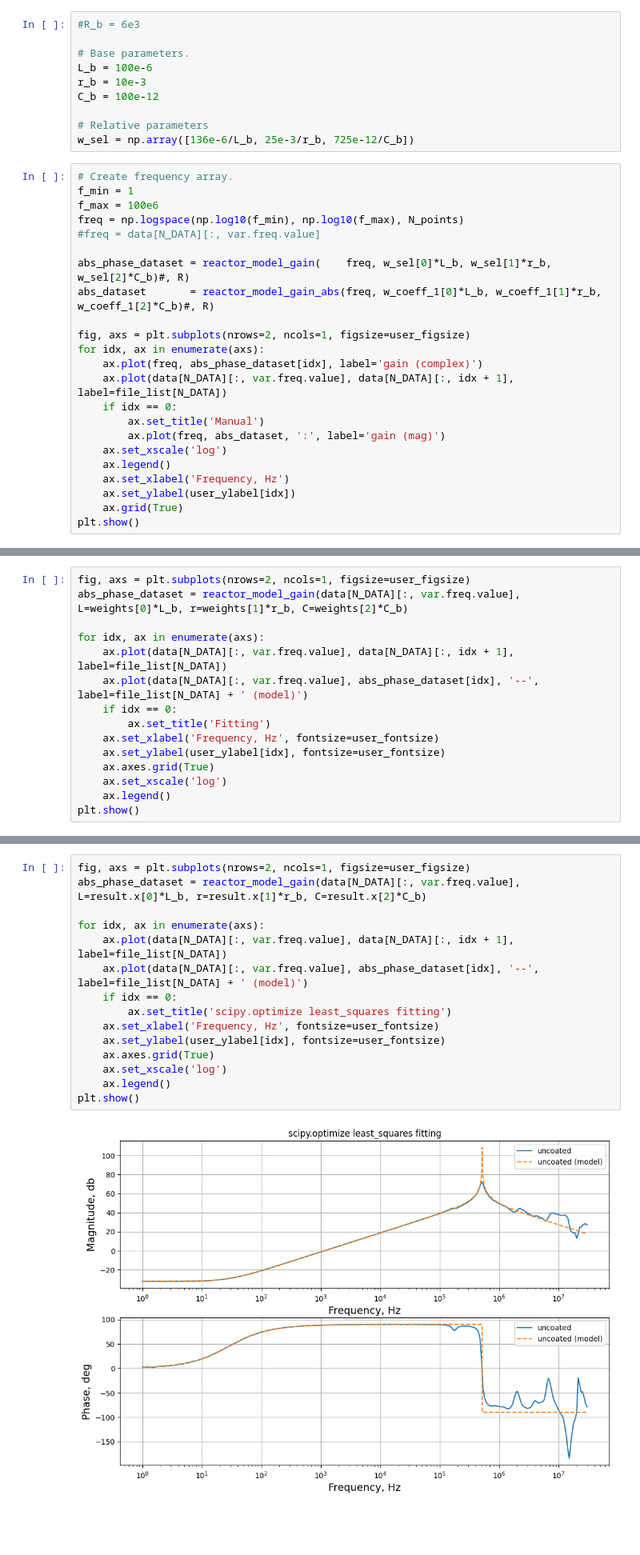
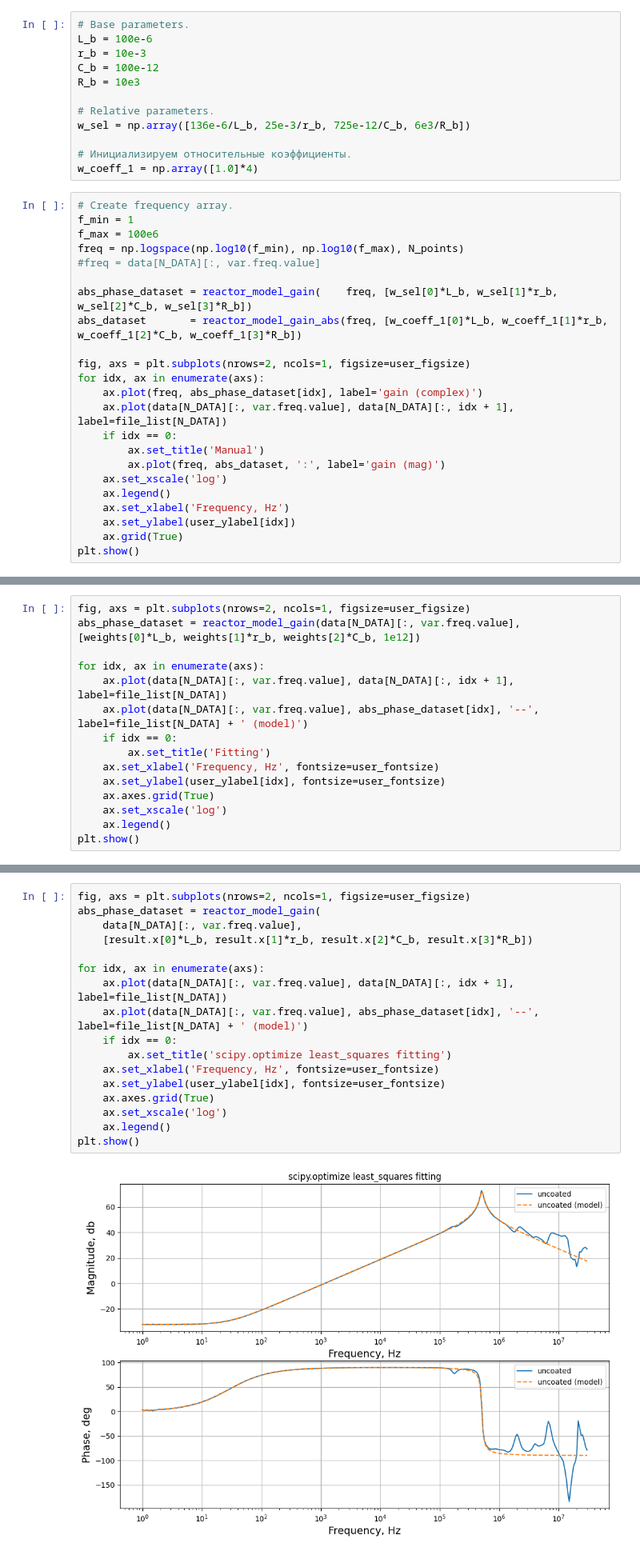
Before and after one commit to romangorbunov91/frequency-models, a Jupyter notebook: notebook.ipynb, the cells around one changed output, grey strips where cells are left out. Shown: that part at 80% size. Drawn from its saved outputs; the diff is of its cells as text; blank space fills up the shorter version.

```diff
--- a/notebook.ipynb
+++ b/notebook.ipynb
@@ -133,15 +133,17 @@ Equation grad norm:
 # %% [markdown]
 ## Тест визуальный
 # %%
-#R_b = 6e3
-
 # Base parameters.
 L_b = 100e-6
 r_b = 10e-3
 C_b = 100e-12
+R_b = 10e3
 
-# Relative parameters
-w_sel = np.array([136e-6/L_b, 25e-3/r_b, 725e-12/C_b])
+# Relative parameters.
+w_sel = np.array([136e-6/L_b, 25e-3/r_b, 725e-12/C_b, 6e3/R_b])
+
+# Инициализируем относительные коэффициенты.
+w_coeff_1 = np.array([1.0]*4)
 # %%
 # Create frequency array.
 f_min = 1
@@ -149,8 +151,8 @@ f_max = 100e6
 freq = np.logspace(np.log10(f_min), np.log10(f_max), N_points)
 #freq = data[N_DATA][:, var.freq.value]
 
-abs_phase_dataset = reactor_model_gain(    freq, w_sel[0]*L_b, w_sel[1]*r_b, w_sel[2]*C_b)#, R)
-abs_dataset       = reactor_model_gain_abs(freq, w_coeff_1[0]*L_b, w_coeff_1[1]*r_b, w_coeff_1[2]*C_b)#, R)
+abs_phase_dataset = reactor_model_gain(    freq, [w_sel[0]*L_b, w_sel[1]*r_b, w_sel[2]*C_b, w_sel[3]*R_b])
+abs_dataset       = reactor_model_gain_abs(freq, [w_coeff_1[0]*L_b, w_coeff_1[1]*r_b, w_coeff_1[2]*C_b, w_coeff_1[3]*R_b])
 
 fig, axs = plt.subplots(nrows=2, ncols=1, figsize=user_figsize)
 for idx, ax in enumerate(axs):
@@ -320,7 +322,7 @@ r=0.024
 C=6e-10
 # %%
 fig, axs = plt.subplots(nrows=2, ncols=1, figsize=user_figsize)
-abs_phase_dataset = reactor_model_gain(data[N_DATA][:, var.freq.value], L=weights[0]*L_b, r=weights[1]*r_b, C=weights[2]*C_b)
+abs_phase_dataset = reactor_model_gain(data[N_DATA][:, var.freq.value], [weights[0]*L_b, weights[1]*r_b, weights[2]*C_b, 1e12])
 
 for idx, ax in enumerate(axs):
     ax.plot(data[N_DATA][:, var.freq.value], data[N_DATA][:, idx + 1], label=file_list[N_DATA])
@@ -476,17 +527,19 @@ C=6.97e-10 (ref: 7.25e-10)
 # %%
 fig, axs = plt.subplots(nrows=2, ncols=1, figsize=user_figsize)
-abs_phase_dataset = reactor_model_gain(data[N_DATA][:, var.freq.value], L=result.x[0]*L_b, r=result.x[1]*r_b, C=result.x[2]*C_b)
+abs_phase_dataset = reactor_model_gain(
+    data[N_DATA][:, var.freq.value],
+    [result.x[0]*L_b, result.x[1]*r_b, result.x[2]*C_b, result.x[3]*R_b])
 
 for idx, ax in enumerate(axs):
     ax.plot(data[N_DATA][:, var.freq.value], data[N_DATA][:, idx + 1], label=file_list[N_DATA])
     ax.plot(data[N_DATA][:, var.freq.value], abs_phase_dataset[idx], '--', label=file_list[N_DATA] + ' (model)')
     if idx == 0:
         ax.set_title('scipy.optimize least_squares fitting')
     ax.set_xlabel('Frequency, Hz', fontsize=user_fontsize)
     ax.set_ylabel(user_ylabel[idx], fontsize=user_fontsize)
     ax.axes.grid(True)
     ax.set_xscale('log')
     ax.legend()
 plt.show()
 # %% [output]
-[figure, old version]
+[figure, new version]
```
Also changed, not shown: parts of 9 cells of this notebook, 3 other files.
